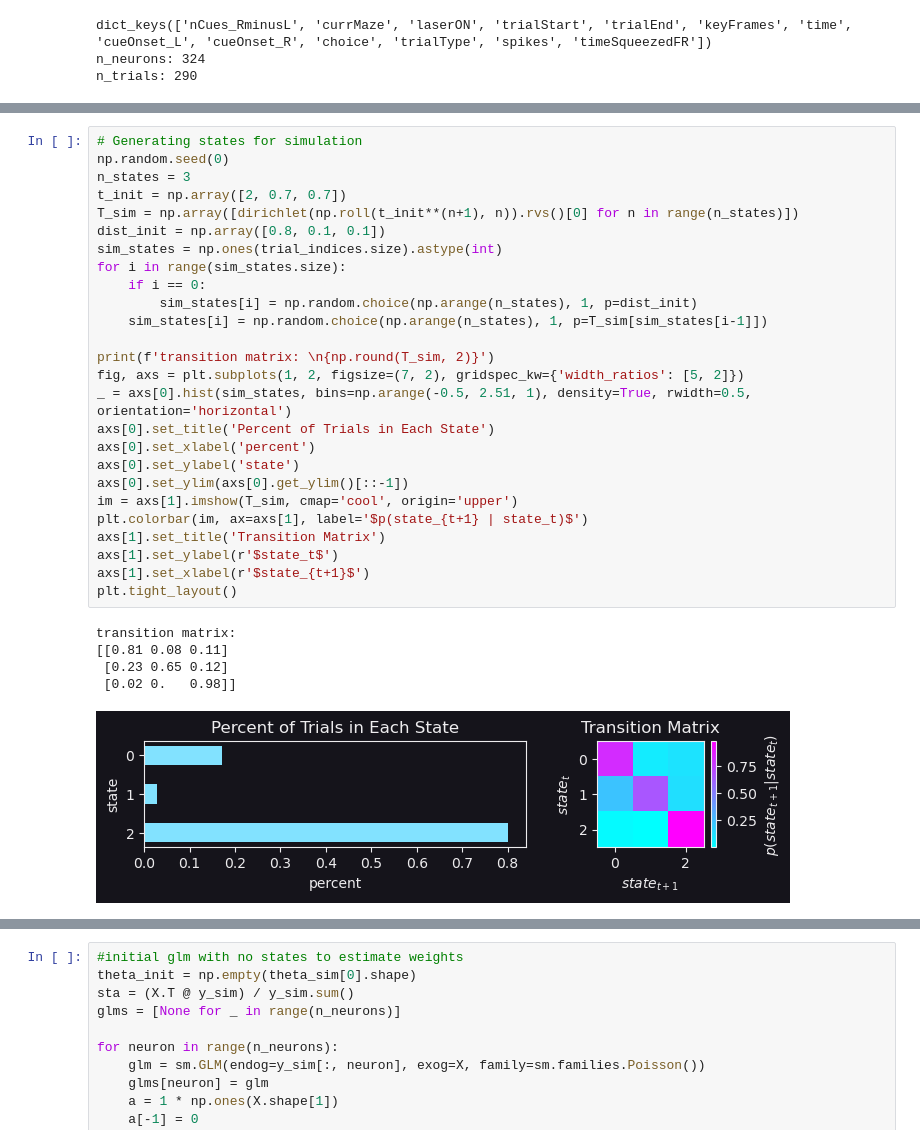
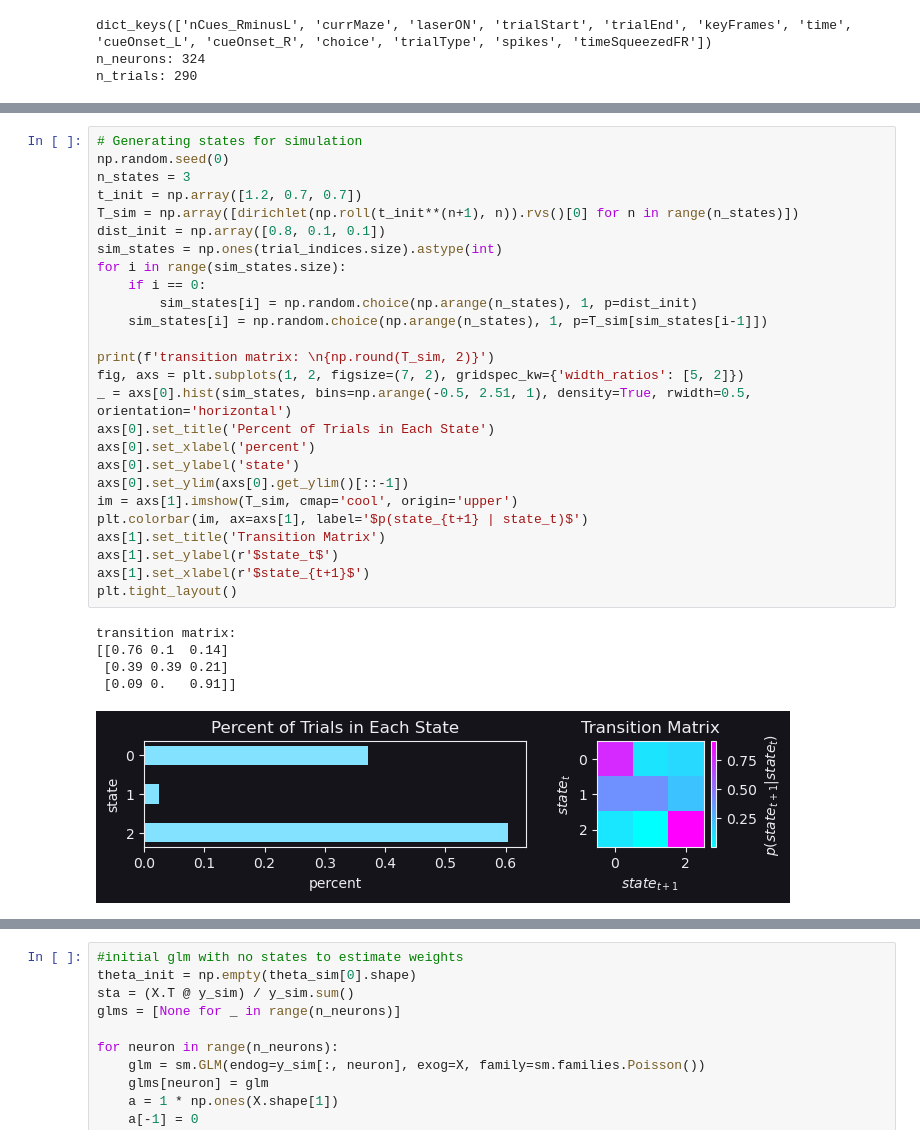
Before and after one commit to thejuc/towers_glm_hmm, a Jupyter notebook: glm_hmm_test.ipynb, the cells around one changed output, grey strips where cells are left out. Drawn from its saved outputs; the diff is of its cells as text.

```diff
--- a/glm_hmm_test.ipynb
+++ b/glm_hmm_test.ipynb
@@ -109,35 +109,35 @@ X shape = (13238, 61)
 # %%
 # Generating states for simulation
 np.random.seed(0)
 n_states = 3
-t_init = np.array([2, 0.7, 0.7])
+t_init = np.array([1.2, 0.7, 0.7])
 T_sim = np.array([dirichlet(np.roll(t_init**(n+1), n)).rvs()[0] for n in range(n_states)])
 dist_init = np.array([0.8, 0.1, 0.1])
 sim_states = np.ones(trial_indices.size).astype(int)
 for i in range(sim_states.size):
     if i == 0:
         sim_states[i] = np.random.choice(np.arange(n_states), 1, p=dist_init)
     sim_states[i] = np.random.choice(np.arange(n_states), 1, p=T_sim[sim_states[i-1]])
 
 print(f'transition matrix: \n{np.round(T_sim, 2)}')
 fig, axs = plt.subplots(1, 2, figsize=(7, 2), gridspec_kw={'width_ratios': [5, 2]})
 _ = axs[0].hist(sim_states, bins=np.arange(-0.5, 2.51, 1), density=True, rwidth=0.5, orientation='horizontal')
 axs[0].set_title('Percent of Trials in Each State')
 axs[0].set_xlabel('percent')
 axs[0].set_ylabel('state')
 axs[0].set_ylim(axs[0].get_ylim()[::-1])
 im = axs[1].imshow(T_sim, cmap='cool', origin='upper')
 plt.colorbar(im, ax=axs[1], label='$p(state_{t+1} | state_t)$')
 axs[1].set_title('Transition Matrix')
 axs[1].set_ylabel(r'$state_t$')
 axs[1].set_xlabel(r'$state_{t+1}$')
 plt.tight_layout()
 # %% [output]
 transition matrix:
-[[0.81 0.08 0.11]
- [0.23 0.65 0.12]
- [0.02 0.   0.98]]
+[[0.76 0.1  0.14]
+ [0.39 0.39 0.21]
+ [0.09 0.   0.91]]
-[figure, old version]
+[figure, new version]
 # %%
 # generating parameters for each state for each neuron
 np.random.seed(20)
```
Also changed, not shown: parts of 8 cells of this notebook.
